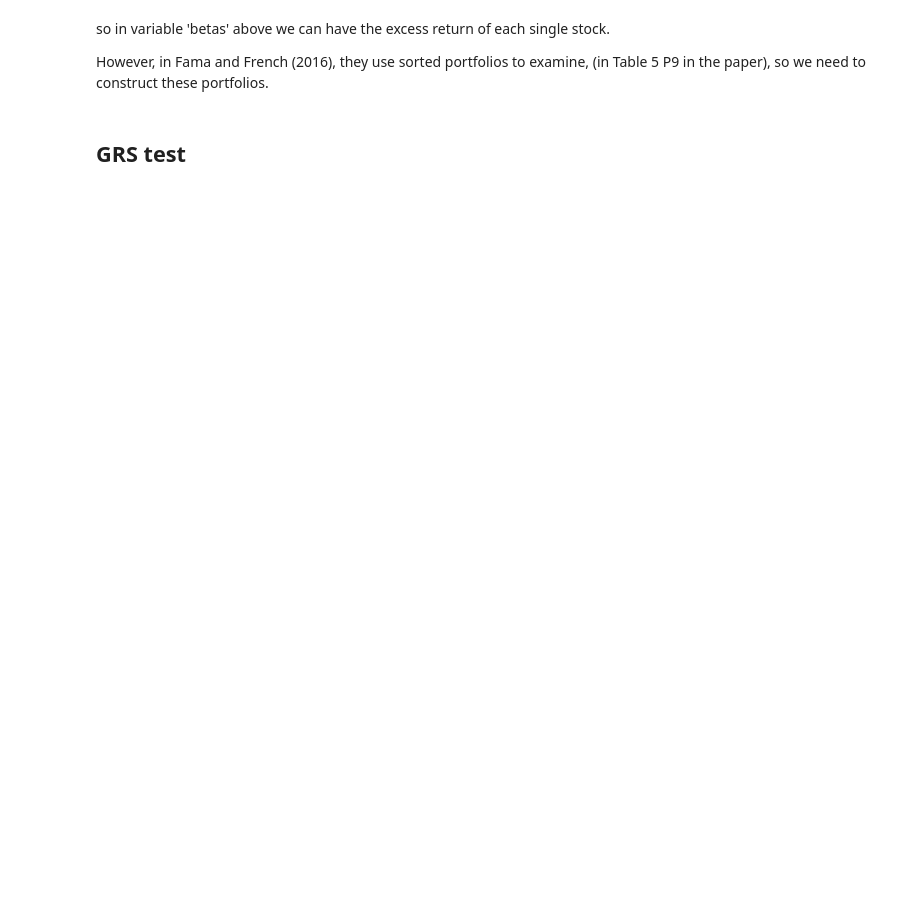
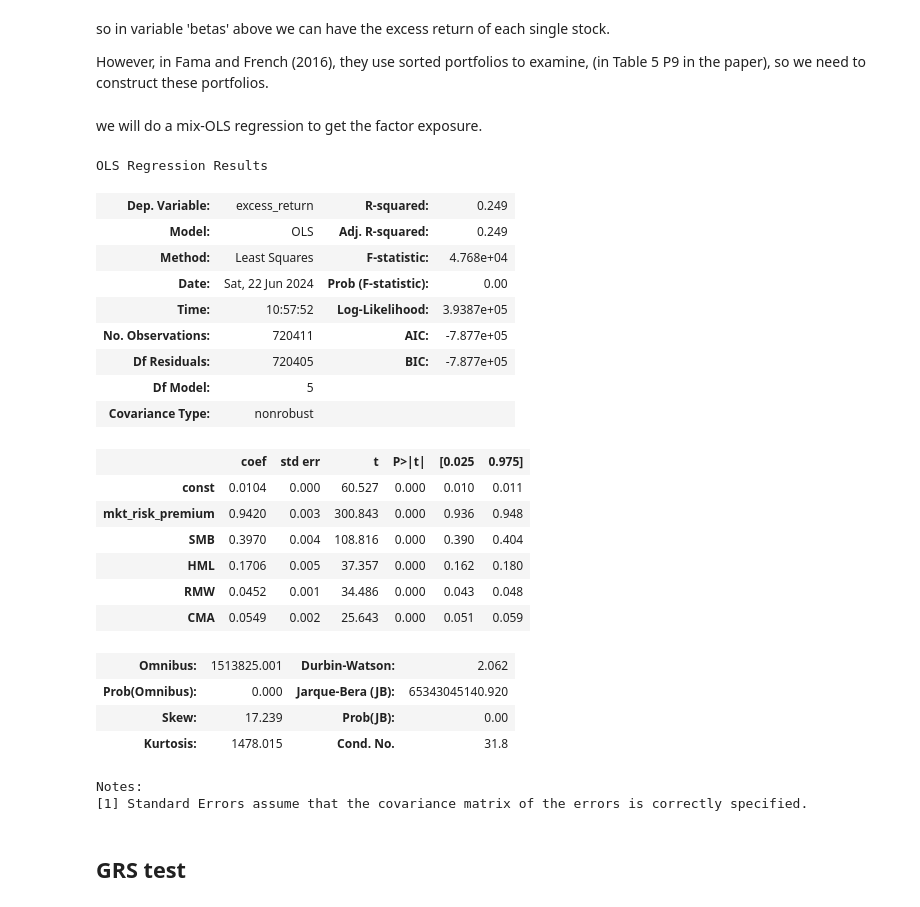
Before and after one commit to alex-fang123/investment_project, a Jupyter notebook: main-part1.ipynb, the cells around one changed output. Cells and saved outputs as stored; diff of their text form; code cells hidden in the pictures; blank space fills up the shorter version.

```diff
--- a/main-part1.ipynb
+++ b/main-part1.ipynb
@@ -1011,3 +1011,36 @@ betas.head(5)
 so in variable 'betas' above we can have the excess return of each single stock.
 
 However, in Fama and French (2016), they use sorted portfolios to examine, (in Table 5 P9 in the paper), so we need to construct these portfolios.
+# %% [markdown]
+we will do a mix-OLS regression to get the factor exposure.
+# %%
+X = tmp_return.dropna()[['mkt_risk_premium', 'SMB', 'HML', 'RMW', 'CMA']]
+X = sm.add_constant(X)
+Y = tmp_return.dropna()['excess_return']
+model = sm.OLS(Y.astype(float), X.astype(float))
+result = model.fit()
+result.summary()
+# %% [output]
+OLS Regression Results
+| Dep. Variable: | excess_return | R-squared: | 0.249 |
+| Model: | OLS | Adj. R-squared: | 0.249 |
+| Method: | Least Squares | F-statistic: | 4.768e+04 |
+| Date: | Sat, 22 Jun 2024 | Prob (F-statistic): | 0.00 |
+| Time: | 10:57:52 | Log-Likelihood: | 3.9387e+05 |
+| No. Observations: | 720411 | AIC: | -7.877e+05 |
+| Df Residuals: | 720405 | BIC: | -7.877e+05 |
+| Df Model: | 5 |  |  |
+| Covariance Type: | nonrobust |  |  |
+|  | coef | std err | t | P>|t| | [0.025 | 0.975] |
+| const | 0.0104 | 0.000 | 60.527 | 0.000 | 0.010 | 0.011 |
+| mkt_risk_premium | 0.9420 | 0.003 | 300.843 | 0.000 | 0.936 | 0.948 |
+| SMB | 0.3970 | 0.004 | 108.816 | 0.000 | 0.390 | 0.404 |
+| HML | 0.1706 | 0.005 | 37.357 | 0.000 | 0.162 | 0.180 |
+| RMW | 0.0452 | 0.001 | 34.486 | 0.000 | 0.043 | 0.048 |
+| CMA | 0.0549 | 0.002 | 25.643 | 0.000 | 0.051 | 0.059 |
+| Omnibus: | 1513825.001 | Durbin-Watson: | 2.062 |
+| Prob(Omnibus): | 0.000 | Jarque-Bera (JB): | 65343045140.920 |
+| Skew: | 17.239 | Prob(JB): | 0.00 |
+| Kurtosis: | 1478.015 | Cond. No. | 31.8 |
+Notes:
+[1] Standard Errors assume that the covariance matrix of the errors is correctly specified.
```
Also changed, not shown: parts of 10 cells of this notebook, 16 other files.
